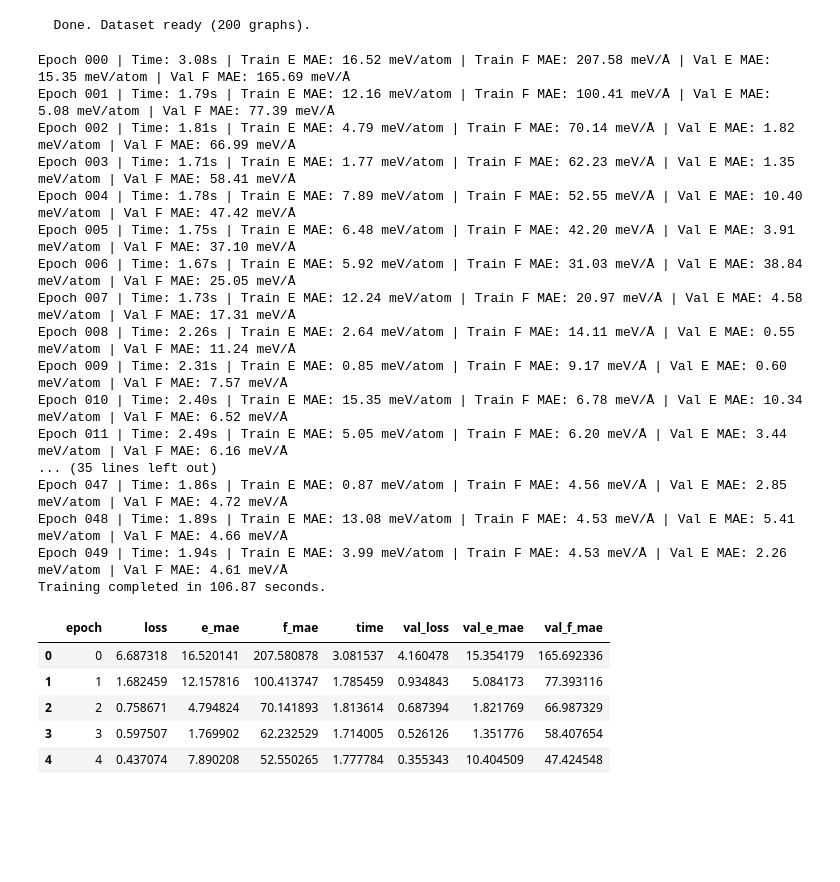
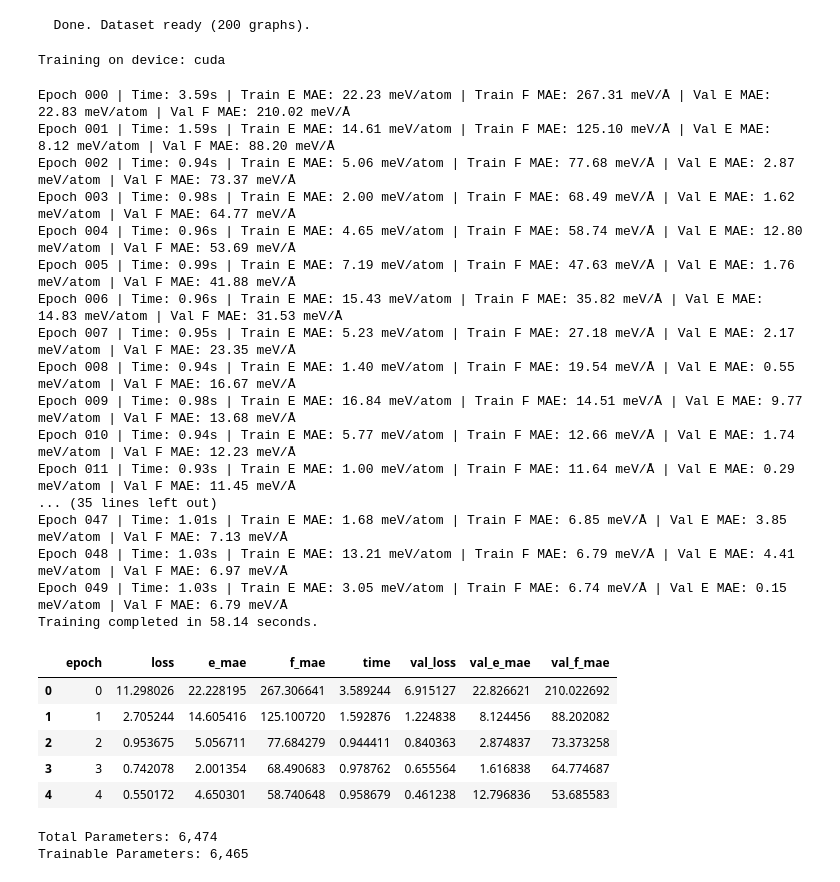
Before and after one commit to AsPrabhat/ace-vs-mace-benchmark, a Jupyter notebook: notebooks/02_ACE_Training.ipynb, the cells around one changed output. Saved outputs shown, nothing was run; the diff lists cells and outputs as text; code cells hidden in the pictures; blank space fills up the shorter version.

Commit message:
feat: update data preparation and model training notebooks

```diff
--- a/notebooks/02_ACE_Training.ipynb
+++ b/notebooks/02_ACE_Training.ipynb
@@ -54,37 +54,53 @@ trainer = BenchmarkTrainer(
     energy_weight=1.0,
     force_weight=100.0
 )
+print(f"Training on device: {trainer.device}\n")
+# %% [output]
+Training on device: cuda
 # %%
 # Train + held-out test evaluation
 metrics_df = trainer.train(max_epochs=50, patience=10)
 metrics_df.to_csv("../data/ace_metrics.csv", index=False)
 
 test_metrics = trainer.test_epoch(test_loader)
 ace_test_df = pd.DataFrame([test_metrics])
 ace_test_df.to_csv("../data/ace_test_metrics.csv", index=False)
 
+# Save the trained model state
+torch.save(model.state_dict(), "../data/ace_model.pth")
+
 metrics_df.head()
 # %% [output]
-Epoch 000 | Time: 3.08s | Train E MAE: 16.52 meV/atom | Train F MAE: 207.58 meV/Å | Val E MAE: 15.35 meV/atom | Val F MAE: 165.69 meV/Å
-Epoch 001 | Time: 1.79s | Train E MAE: 12.16 meV/atom | Train F MAE: 100.41 meV/Å | Val E MAE: 5.08 meV/atom | Val F MAE: 77.39 meV/Å
-Epoch 002 | Time: 1.81s | Train E MAE: 4.79 meV/atom | Train F MAE: 70.14 meV/Å | Val E MAE: 1.82 meV/atom | Val F MAE: 66.99 meV/Å
-Epoch 003 | Time: 1.71s | Train E MAE: 1.77 meV/atom | Train F MAE: 62.23 meV/Å | Val E MAE: 1.35 meV/atom | Val F MAE: 58.41 meV/Å
-Epoch 004 | Time: 1.78s | Train E MAE: 7.89 meV/atom | Train F MAE: 52.55 meV/Å | Val E MAE: 10.40 meV/atom | Val F MAE: 47.42 meV/Å
-Epoch 005 | Time: 1.75s | Train E MAE: 6.48 meV/atom | Train F MAE: 42.20 meV/Å | Val E MAE: 3.91 meV/atom | Val F MAE: 37.10 meV/Å
-Epoch 006 | Time: 1.67s | Train E MAE: 5.92 meV/atom | Train F MAE: 31.03 meV/Å | Val E MAE: 38.84 meV/atom | Val F MAE: 25.05 meV/Å
-Epoch 007 | Time: 1.73s | Train E MAE: 12.24 meV/atom | Train F MAE: 20.97 meV/Å | Val E MAE: 4.58 meV/atom | Val F MAE: 17.31 meV/Å
-Epoch 008 | Time: 2.26s | Train E MAE: 2.64 meV/atom | Train F MAE: 14.11 meV/Å | Val E MAE: 0.55 meV/atom | Val F MAE: 11.24 meV/Å
-Epoch 009 | Time: 2.31s | Train E MAE: 0.85 meV/atom | Train F MAE: 9.17 meV/Å | Val E MAE: 0.60 meV/atom | Val F MAE: 7.57 meV/Å
-Epoch 010 | Time: 2.40s | Train E MAE: 15.35 meV/atom | Train F MAE: 6.78 meV/Å | Val E MAE: 10.34 meV/atom | Val F MAE: 6.52 meV/Å
-Epoch 011 | Time: 2.49s | Train E MAE: 5.05 meV/atom | Train F MAE: 6.20 meV/Å | Val E MAE: 3.44 meV/atom | Val F MAE: 6.16 meV/Å
+Epoch 000 | Time: 3.59s | Train E MAE: 22.23 meV/atom | Train F MAE: 267.31 meV/Å | Val E MAE: 22.83 meV/atom | Val F MAE: 210.02 meV/Å
+Epoch 001 | Time: 1.59s | Train E MAE: 14.61 meV/atom | Train F MAE: 125.10 meV/Å | Val E MAE: 8.12 meV/atom | Val F MAE: 88.20 meV/Å
+Epoch 002 | Time: 0.94s | Train E MAE: 5.06 meV/atom | Train F MAE: 77.68 meV/Å | Val E MAE: 2.87 meV/atom | Val F MAE: 73.37 meV/Å
+Epoch 003 | Time: 0.98s | Train E MAE: 2.00 meV/atom | Train F MAE: 68.49 meV/Å | Val E MAE: 1.62 meV/atom | Val F MAE: 64.77 meV/Å
+Epoch 004 | Time: 0.96s | Train E MAE: 4.65 meV/atom | Train F MAE: 58.74 meV/Å | Val E MAE: 12.80 meV/atom | Val F MAE: 53.69 meV/Å
+Epoch 005 | Time: 0.99s | Train E MAE: 7.19 meV/atom | Train F MAE: 47.63 meV/Å | Val E MAE: 1.76 meV/atom | Val F MAE: 41.88 meV/Å
+Epoch 006 | Time: 0.96s | Train E MAE: 15.43 meV/atom | Train F MAE: 35.82 meV/Å | Val E MAE: 14.83 meV/atom | Val F MAE: 31.53 meV/Å
+Epoch 007 | Time: 0.95s | Train E MAE: 5.23 meV/atom | Train F MAE: 27.18 meV/Å | Val E MAE: 2.17 meV/atom | Val F MAE: 23.35 meV/Å
+Epoch 008 | Time: 0.94s | Train E MAE: 1.40 meV/atom | Train F MAE: 19.54 meV/Å | Val E MAE: 0.55 meV/atom | Val F MAE: 16.67 meV/Å
+Epoch 009 | Time: 0.98s | Train E MAE: 16.84 meV/atom | Train F MAE: 14.51 meV/Å | Val E MAE: 9.77 meV/atom | Val F MAE: 13.68 meV/Å
+Epoch 010 | Time: 0.94s | Train E MAE: 5.77 meV/atom | Train F MAE: 12.66 meV/Å | Val E MAE: 1.74 meV/atom | Val F MAE: 12.23 meV/Å
+Epoch 011 | Time: 0.93s | Train E MAE: 1.00 meV/atom | Train F MAE: 11.64 meV/Å | Val E MAE: 0.29 meV/atom | Val F MAE: 11.45 meV/Å
 ... (35 lines left out)
-Epoch 047 | Time: 1.86s | Train E MAE: 0.87 meV/atom | Train F MAE: 4.56 meV/Å | Val E MAE: 2.85 meV/atom | Val F MAE: 4.72 meV/Å
-Epoch 048 | Time: 1.89s | Train E MAE: 13.08 meV/atom | Train F MAE: 4.53 meV/Å | Val E MAE: 5.41 meV/atom | Val F MAE: 4.66 meV/Å
-Epoch 049 | Time: 1.94s | Train E MAE: 3.99 meV/atom | Train F MAE: 4.53 meV/Å | Val E MAE: 2.26 meV/atom | Val F MAE: 4.61 meV/Å
-Training completed in 106.87 seconds.
+Epoch 047 | Time: 1.01s | Train E MAE: 1.68 meV/atom | Train F MAE: 6.85 meV/Å | Val E MAE: 3.85 meV/atom | Val F MAE: 7.13 meV/Å
+Epoch 048 | Time: 1.03s | Train E MAE: 13.21 meV/atom | Train F MAE: 6.79 meV/Å | Val E MAE: 4.41 meV/atom | Val F MAE: 6.97 meV/Å
+Epoch 049 | Time: 1.03s | Train E MAE: 3.05 meV/atom | Train F MAE: 6.74 meV/Å | Val E MAE: 0.15 meV/atom | Val F MAE: 6.79 meV/Å
+Training completed in 58.14 seconds.
 |  | epoch | loss | e_mae | f_mae | time | val_loss | val_e_mae | val_f_mae |
-| 0 | 0 | 6.687318 | 16.520141 | 207.580878 | 3.081537 | 4.160478 | 15.354179 | 165.692336 |
-| 1 | 1 | 1.682459 | 12.157816 | 100.413747 | 1.785459 | 0.934843 | 5.084173 | 77.393116 |
-| 2 | 2 | 0.758671 | 4.794824 | 70.141893 | 1.813614 | 0.687394 | 1.821769 | 66.987329 |
-| 3 | 3 | 0.597507 | 1.769902 | 62.232529 | 1.714005 | 0.526126 | 1.351776 | 58.407654 |
-| 4 | 4 | 0.437074 | 7.890208 | 52.550265 | 1.777784 | 0.355343 | 10.404509 | 47.424548 |
+| 0 | 0 | 11.298026 | 22.228195 | 267.306641 | 3.589244 | 6.915127 | 22.826621 | 210.022692 |
+| 1 | 1 | 2.705244 | 14.605416 | 125.100720 | 1.592876 | 1.224838 | 8.124456 | 88.202082 |
+| 2 | 2 | 0.953675 | 5.056711 | 77.684279 | 0.944411 | 0.840363 | 2.874837 | 73.373258 |
+| 3 | 3 | 0.742078 | 2.001354 | 68.490683 | 0.978762 | 0.655564 | 1.616838 | 64.774687 |
+| 4 | 4 | 0.550172 | 4.650301 | 58.740648 | 0.958679 | 0.461238 | 12.796836 | 53.685583 |
+# %%
+# Check model size (number of parameters)
+total_params = sum(p.numel() for p in model.parameters())
+trainable_params = sum(p.numel() for p in model.parameters() if p.requires_grad)
+
+print(f"Total Parameters: {total_params:,}")
+print(f"Trainable Parameters: {trainable_params:,}")
+# %% [output]
+Total Parameters: 6,474
+Trainable Parameters: 6,465
```
Also changed, not shown: 3 other files.
